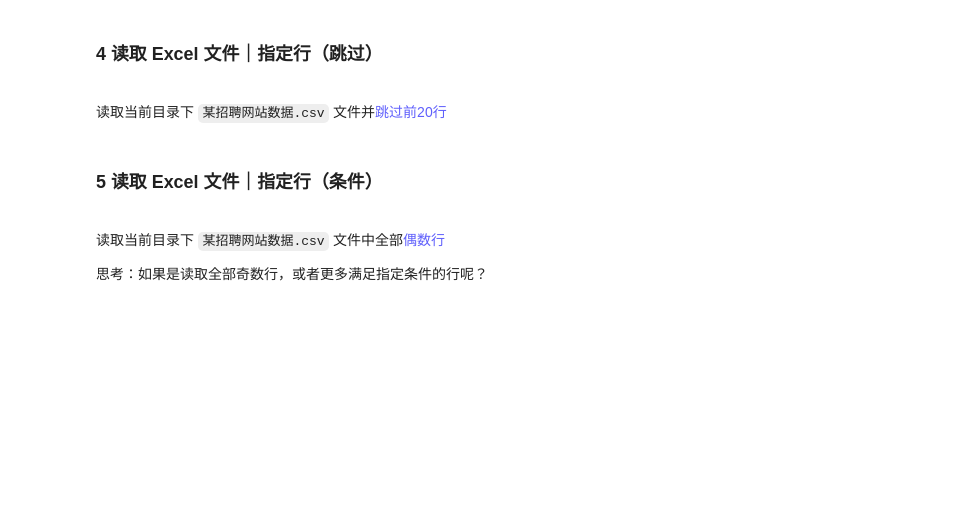
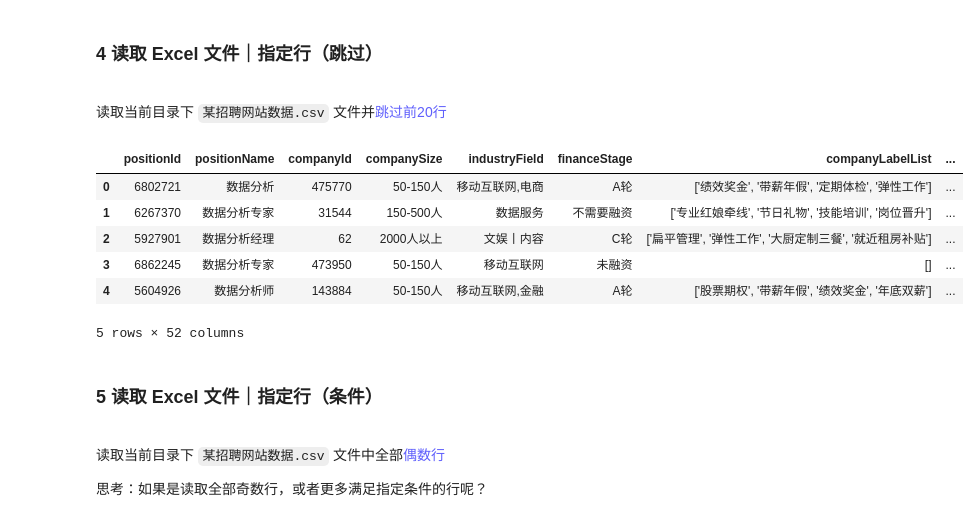
Before and after one commit to BohaoSuCC/Pandas_Advanced_Exercise, a Jupyter notebook: 1 - 数据读取与存储/数据加载与存储.ipynb, the cells around one changed output. Drawn from its saved outputs; the diff is of its cells as text; code cells hidden in the pictures; blank space fills up the shorter version.

```diff
--- a/1 - 数据读取与存储/数据加载与存储.ipynb
+++ b/1 - 数据读取与存储/数据加载与存储.ipynb
@@ -69,6 +80,17 @@ data = pd.read_csv("某招聘网站数据.csv",)
 <br>
 
 读取当前目录下 `某招聘网站数据.csv` 文件并<font color = '#5F5FFC'>跳过前20行</font>
+# %%
+data = pd.read_csv("某招聘网站数据.csv", skiprows=range(2,22))
+data.head()
+# %% [output]
+|  | positionId | positionName | companyId | companySize | industryField | financeStage | companyLabelList | ... |
+| 0 | 6802721 | 数据分析 | 475770 | 50-150人 | 移动互联网,电商 | A轮 | ['绩效奖金', '带薪年假', '定期体检', '弹性工作'] | ... |
+| 1 | 6267370 | 数据分析专家 | 31544 | 150-500人 | 数据服务 | 不需要融资 | ['专业红娘牵线', '节日礼物', '技能培训', '岗位晋升'] | ... |
+| 2 | 5927901 | 数据分析经理 | 62 | 2000人以上 | 文娱丨内容 | C轮 | ['扁平管理', '弹性工作', '大厨定制三餐', '就近租房补贴'] | ... |
+| 3 | 6862245 | 数据分析专家 | 473950 | 50-150人 | 移动互联网 | 未融资 | [] | ... |
+| 4 | 5604926 | 数据分析师 | 143884 | 50-150人 | 移动互联网,金融 | A轮 | ['股票期权', '带薪年假', '绩效奖金', '年底双薪'] | ... |
+5 rows × 52 columns
 # %% [markdown]
 ###  5 读取 Excel 文件｜指定行（条件）
 <br>
```
Also changed, not shown: parts of 6 cells of this notebook.
